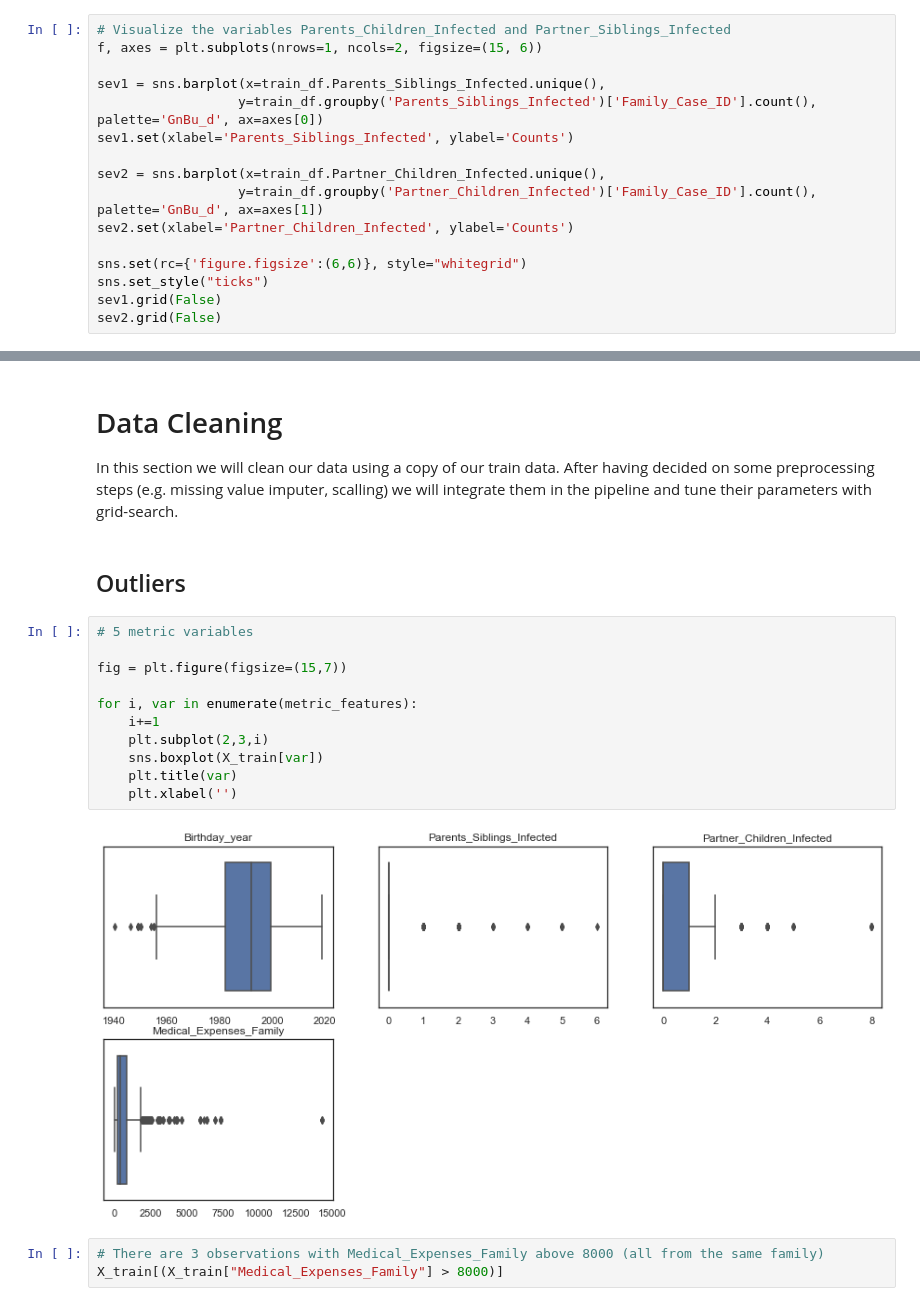
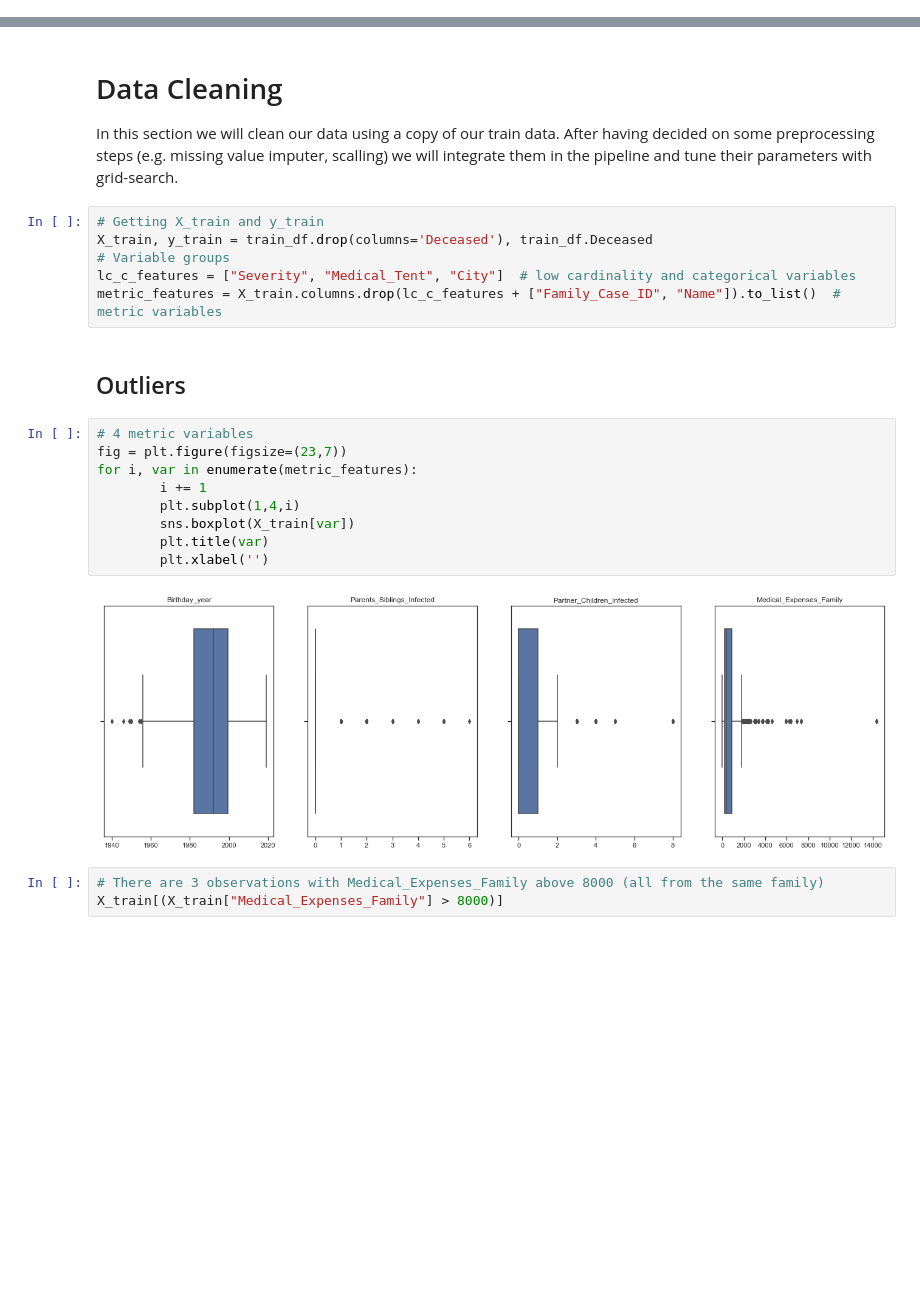
Before and after one commit to DavidSilva98/ML_project, a Jupyter notebook: group7.ipynb, the cells around one changed output, grey strips where cells are left out. Saved outputs shown, nothing was run; the diff lists cells and outputs as text; blank space fills up the shorter version.

```diff
--- a/group7.ipynb
+++ b/group7.ipynb
@@ -353,16 +280,0 @@ sev.set(xlabel='Severity', ylabel='Counts')
-# %%
-# Visualize the variables Parents_Children_Infected and Partner_Siblings_Infected
-f, axes = plt.subplots(nrows=1, ncols=2, figsize=(15, 6))
-
-sev1 = sns.barplot(x=train_df.Parents_Siblings_Infected.unique(),
-                  y=train_df.groupby('Parents_Siblings_Infected')['Family_Case_ID'].count(), palette='GnBu_d', ax=axes[0])
-sev1.set(xlabel='Parents_Siblings_Infected', ylabel='Counts')
-
-sev2 = sns.barplot(x=train_df.Partner_Children_Infected.unique(),
-                  y=train_df.groupby('Partner_Children_Infected')['Family_Case_ID'].count(), palette='GnBu_d', ax=axes[1])
-sev2.set(xlabel='Partner_Children_Infected', ylabel='Counts')
-
-sns.set(rc={'figure.figsize':(6,6)}, style="whitegrid")
-sns.set_style("ticks")
-sev1.grid(False)
-sev2.grid(False)
@@ -432,21 +327,25 @@ No problems with weird values.
 # %% [markdown]
 # Data Cleaning
 In this section we will clean our data using a copy of our train data. After having decided on some preprocessing steps (e.g. missing value imputer, scalling) we will integrate them in the pipeline and tune their parameters with grid-search.
+# %%
+# Getting X_train and y_train
+X_train, y_train = train_df.drop(columns='Deceased'), train_df.Deceased
+# Variable groups
+lc_c_features = ["Severity", "Medical_Tent", "City"]  # low cardinality and categorical variables
+metric_features = X_train.columns.drop(lc_c_features + ["Family_Case_ID", "Name"]).to_list()  # metric variables
 # %% [markdown]
 ## Outliers
 # %%
-# 5 metric variables
-
-fig = plt.figure(figsize=(15,7))
-
+# 4 metric variables
+fig = plt.figure(figsize=(23,7))
 for i, var in enumerate(metric_features):
-    i+=1
-    plt.subplot(2,3,i)
-    sns.boxplot(X_train[var])
-    plt.title(var)
-    plt.xlabel('')
+        i += 1
+        plt.subplot(1,4,i)
+        sns.boxplot(X_train[var])
+        plt.title(var)
+        plt.xlabel('')
 # %% [output]
-[figure, old version]
+[figure, new version]
 # %%
 # There are 3 observations with Medical_Expenses_Family above 8000 (all from the same family)
 X_train[(X_train["Medical_Expenses_Family"] > 8000)]
```
Also changed, not shown: parts of 60 cells of this notebook.
